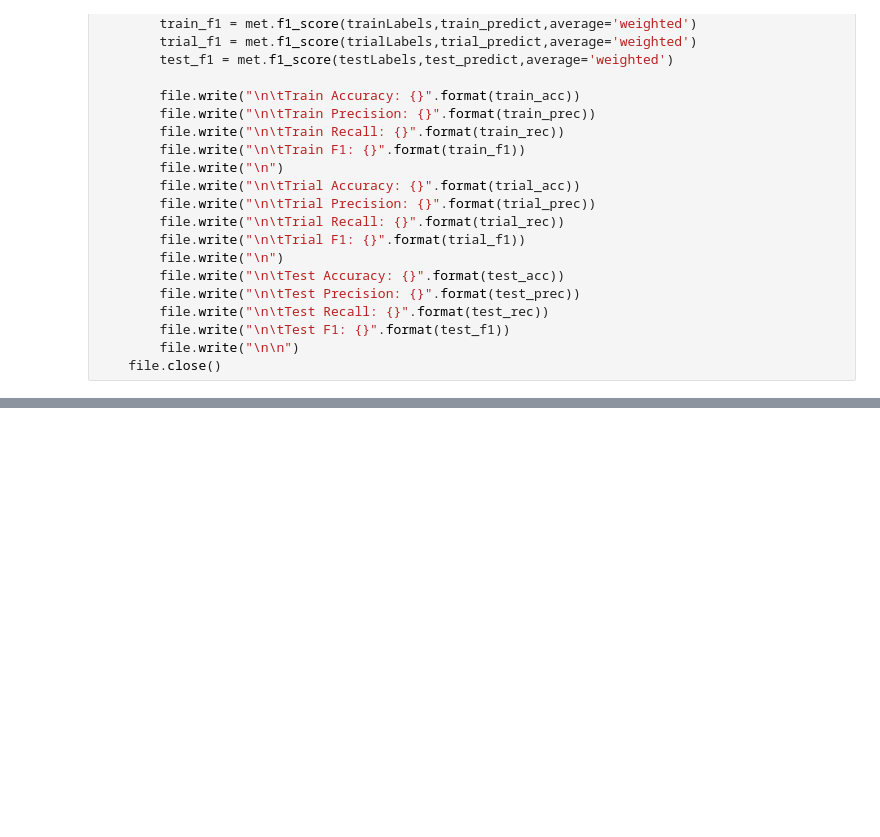
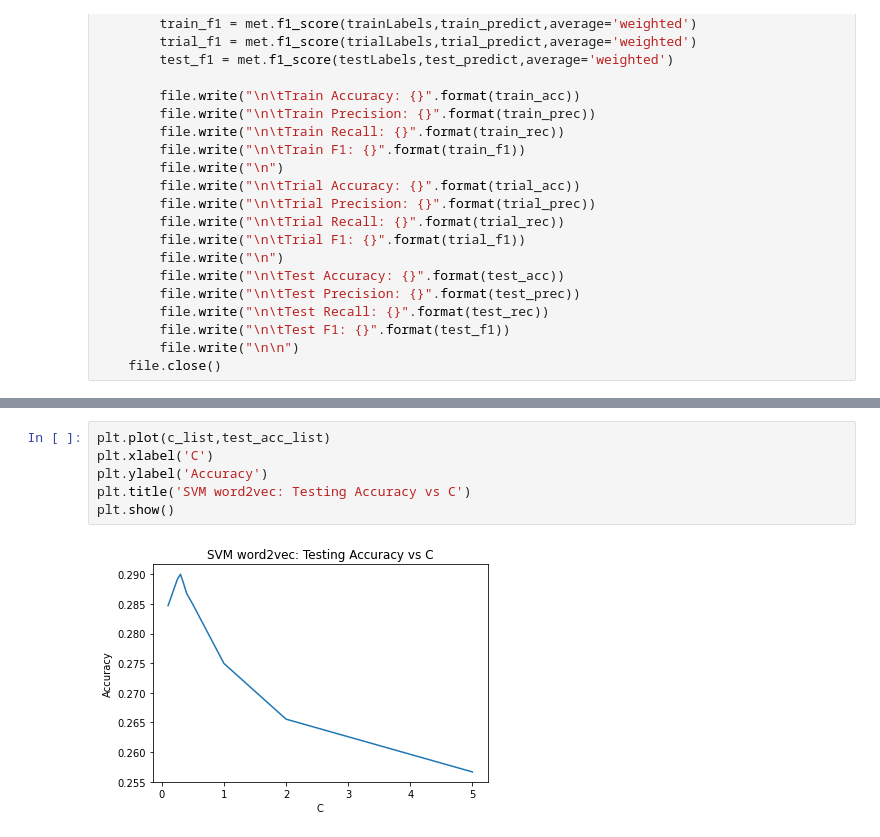
Before and after one commit to Karanjot-singh/Making-Emojis-More-Predictable, a Jupyter notebook: src/finalModels/SVM/svm_evaluate.ipynb, the cells around one changed output, grey strips where cells are left out. Saved outputs shown, nothing was run; the diff lists cells and outputs as text; blank space fills up the shorter version.

```diff
--- a/src/finalModels/SVM/svm_evaluate.ipynb
+++ b/src/finalModels/SVM/svm_evaluate.ipynb
@@ -110,0 +140,8 @@ with open('svm_score.txt','a') as file:
+# %%
+plt.plot(c_list,test_acc_list)
+plt.xlabel('C')
+plt.ylabel('Accuracy')
+plt.title('SVM word2vec: Testing Accuracy vs C')
+plt.show()
+# %% [output]
+[figure, added]
```
Also changed, not shown: parts of 11 cells of this notebook, 10 other files.
